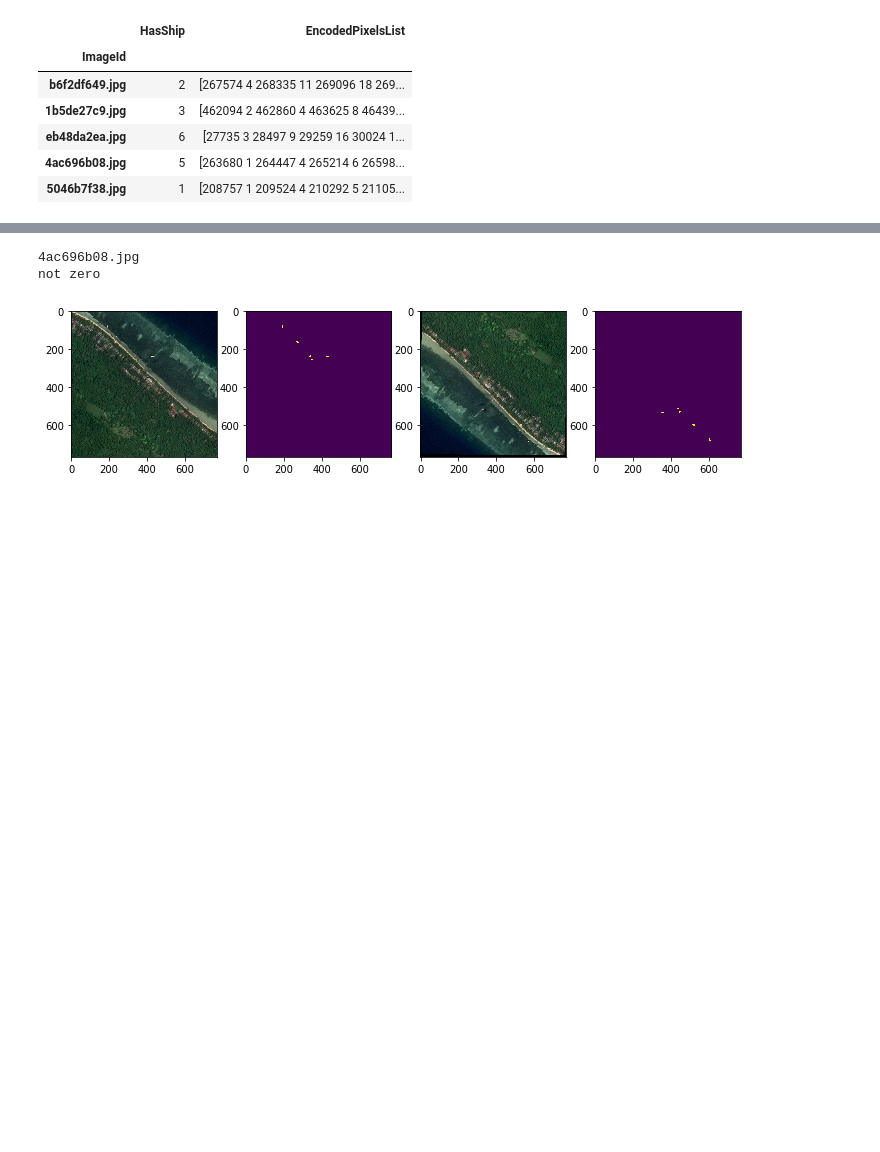
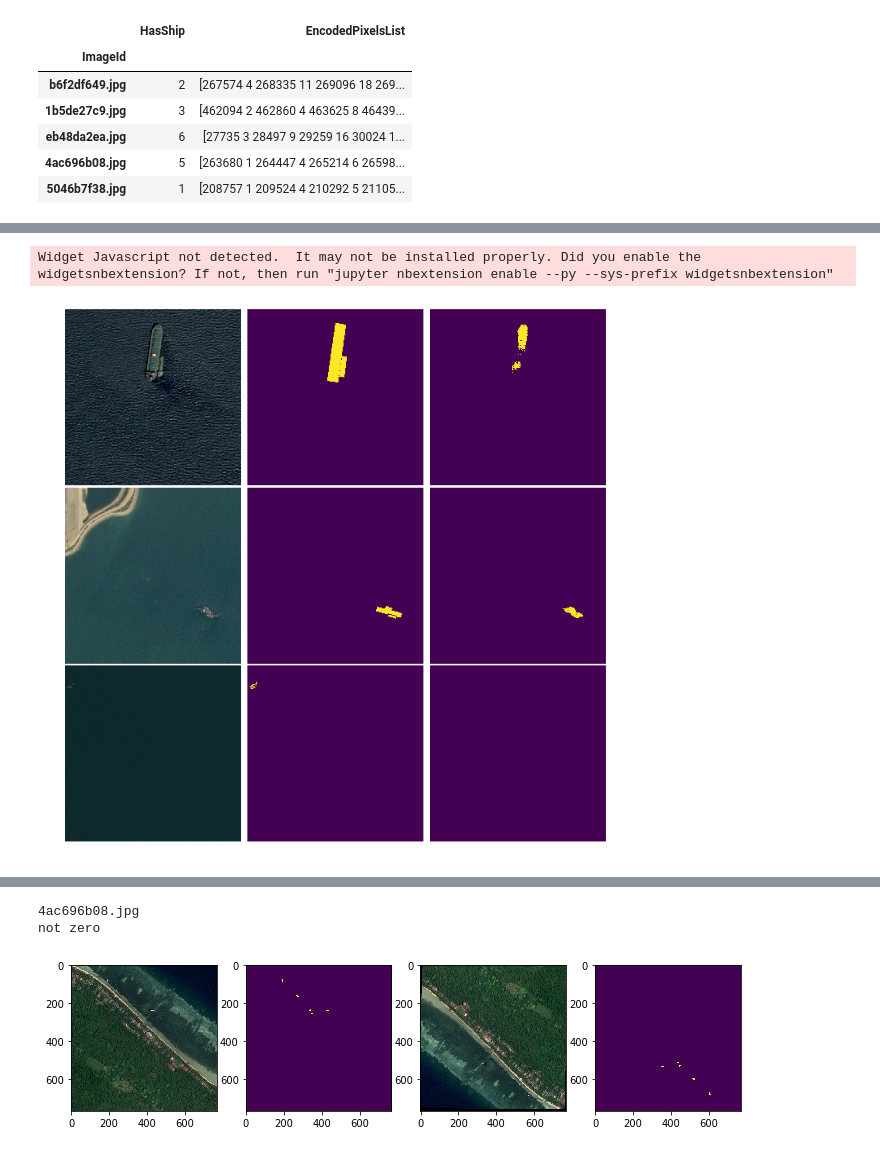
Before and after one commit to zhengrui315/Kaggle-Airbus-Ship-Detection, a Jupyter notebook: debug.ipynb, the cells around one changed output, grey strips where cells are left out. Drawn from its saved outputs; the diff is of its cells as text; code cells hidden in the pictures; blank space fills up the shorter version.

```diff
--- a/debug.ipynb
+++ b/debug.ipynb
@@ -23,0 +197,28 @@ label_df.head()
+# %%
+
+num = 3
+img_x = [0]*num
+img_y = [0]*num
+img_z = [0]*num
+from tqdm import tqdm_notebook
+_, axes = plt.subplots(num,3,figsize=(12,4*num))
+for i, img_name in tqdm_notebook(enumerate(label_df.index[:num])):
+    #print(img_name)
+    img_x[i] = plt.imread(os.path.join(data_folder,img_name))
+    img_x[i] = img_x[i][np.newaxis,:]
+    if label_df.loc[img_name, 'HasShip'] == 0:
+        img_y[i] = rle_decode_all([])
+    else:
+        img_y[i] = rle_decode_all(label_df.loc[img_name,'EncodedPixelsList'])
+    img_z[i] = sess.run(pixel_pred, feed_dict={x_holder:img_x[i]/255.0})
+    axes[i][0].imshow(np.squeeze(img_x[i]))
+    axes[i][0].axis("off")
+    axes[i][1].imshow(img_y[i])
+    axes[i][1].axis("off")
+    axes[i][2].imshow(np.squeeze(img_z[i]))
+    axes[i][2].axis("off")
+plt.subplots_adjust(wspace=0.01,hspace=0.01)
+plt.show()
+# %% [output]
+Widget Javascript not detected.  It may not be installed properly. Did you enable the widgetsnbextension? If not, then run "jupyter nbextension enable --py --sys-prefix widgetsnbextension"
+[figure, added]
```
Also changed, not shown: parts of 19 cells of this notebook, 9 other files.
